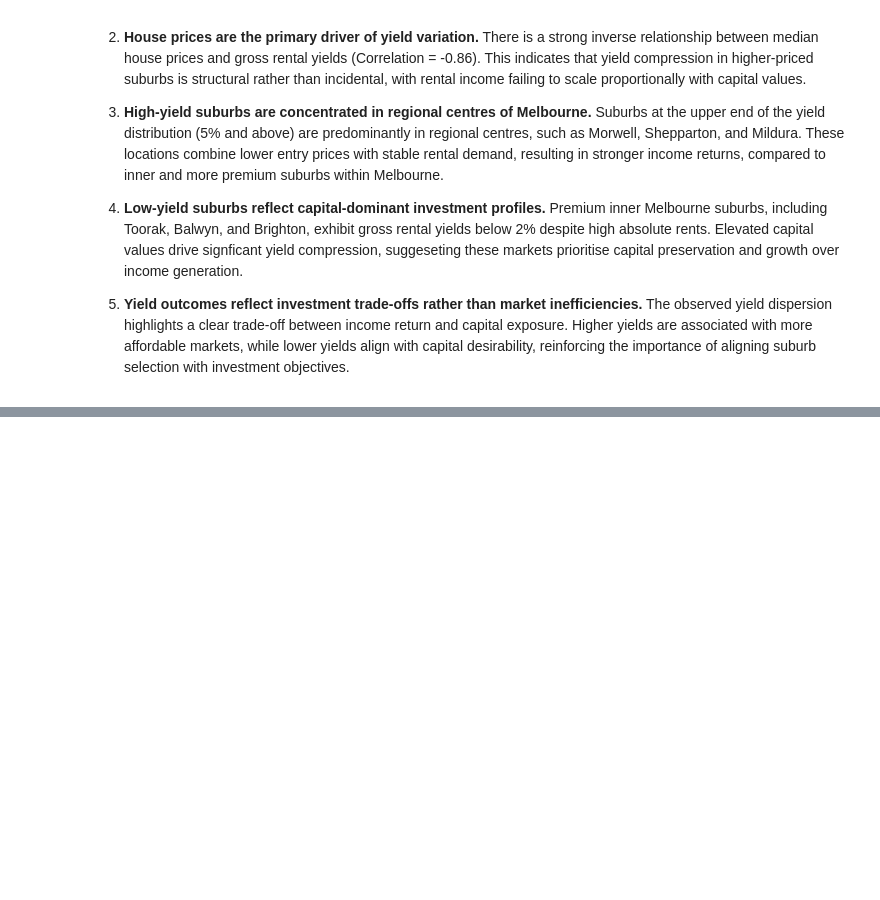
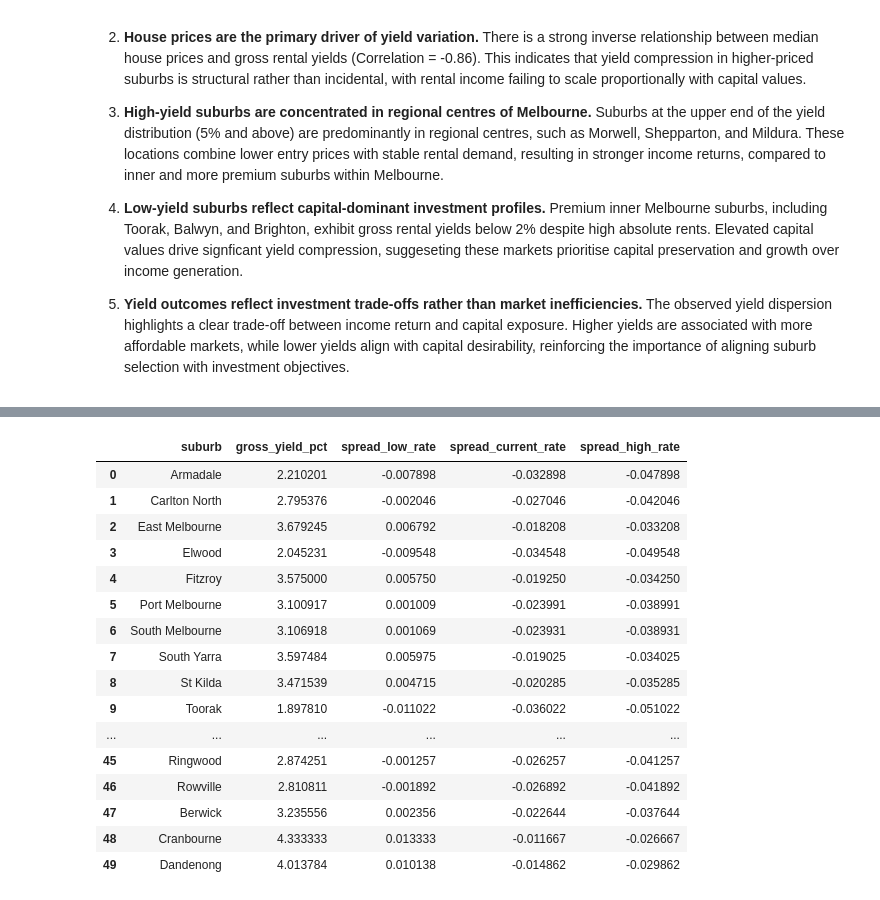
Before and after one commit to trabibi/melbourne-property-intelligence, a Jupyter notebook: notebooks/04_yield_insights.ipynb, the cells around one changed output, grey strips where cells are left out. Saved outputs shown, nothing was run; the diff lists cells and outputs as text; code cells hidden in the pictures; blank space fills up the shorter version.

Commit message:
Add interest rate sensitivity analysis and interpretation

```diff
--- a/notebooks/04_yield_insights.ipynb
+++ b/notebooks/04_yield_insights.ipynb
@@ -199,0 +224,33 @@ The observed yield dispersion highlights a clear trade-off between income return
+# %%
+#Computing yield-rate spread
+
+interest_scenarios = {
+    "low_rate": 0.03,
+    "current_rate": 0.055,
+    "high_rate": 0.07
+}
+
+for name, rate in interest_scenarios.items():
+    df[f"spread_{name}"] = df["gross_yield"] - rate #rental yield - borrowing costs (to see if rental income covers the cost of debt)
+
+df[
+    ["suburb","gross_yield_pct","spread_low_rate","spread_current_rate","spread_high_rate"]
+].head(50)
+# %% [output]
+|  | suburb | gross_yield_pct | spread_low_rate | spread_current_rate | spread_high_rate |
+| 0 | Armadale | 2.210201 | -0.007898 | -0.032898 | -0.047898 |
+| 1 | Carlton North | 2.795376 | -0.002046 | -0.027046 | -0.042046 |
+| 2 | East Melbourne | 3.679245 | 0.006792 | -0.018208 | -0.033208 |
+| 3 | Elwood | 2.045231 | -0.009548 | -0.034548 | -0.049548 |
+| 4 | Fitzroy | 3.575000 | 0.005750 | -0.019250 | -0.034250 |
+| 5 | Port Melbourne | 3.100917 | 0.001009 | -0.023991 | -0.038991 |
+| 6 | South Melbourne | 3.106918 | 0.001069 | -0.023931 | -0.038931 |
+| 7 | South Yarra | 3.597484 | 0.005975 | -0.019025 | -0.034025 |
+| 8 | St Kilda | 3.471539 | 0.004715 | -0.020285 | -0.035285 |
+| 9 | Toorak | 1.897810 | -0.011022 | -0.036022 | -0.051022 |
+| ... | ... | ... | ... | ... | ... |
+| 45 | Ringwood | 2.874251 | -0.001257 | -0.026257 | -0.041257 |
+| 46 | Rowville | 2.810811 | -0.001892 | -0.026892 | -0.041892 |
+| 47 | Berwick | 3.235556 | 0.002356 | -0.022644 | -0.037644 |
+| 48 | Cranbourne | 4.333333 | 0.013333 | -0.011667 | -0.026667 |
+| 49 | Dandenong | 4.013784 | 0.010138 | -0.014862 | -0.029862 |
```
Also changed, not shown: parts of 6 cells of this notebook.
